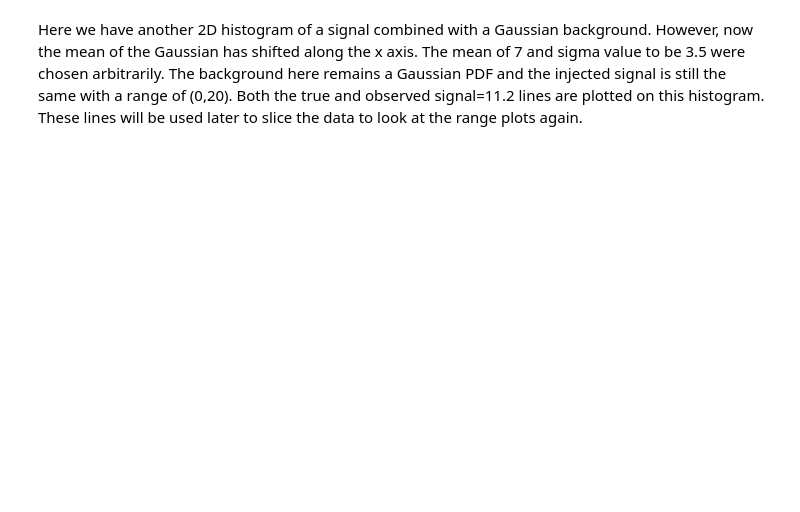
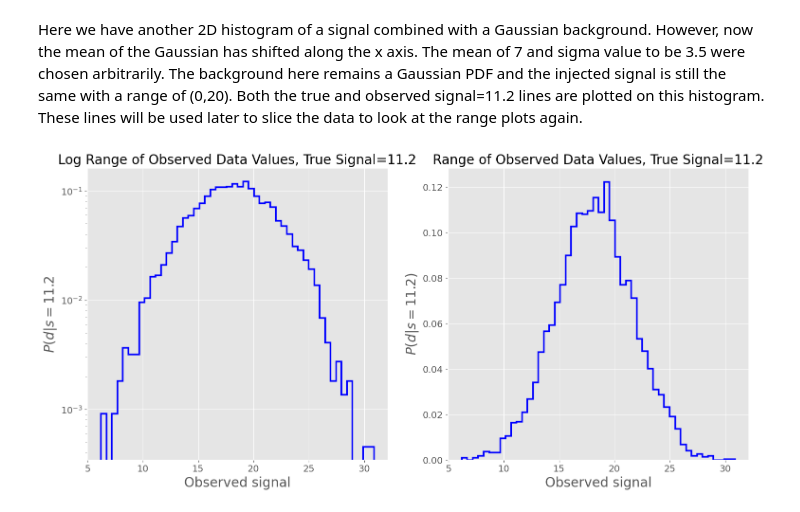
Before and after one commit to WyattOtsuka/PHYS434, a Jupyter notebook: hw5.ipynb, the cells around one changed output. Drawn from its saved outputs; the diff is of its cells as text; code cells hidden in the pictures; blank space fills up the shorter version.

```diff
--- a/hw5.ipynb
+++ b/hw5.ipynb
@@ -189,2 +189,30 @@ plt.show()
 # %% [markdown]
 Here we have another 2D histogram of a signal combined with a Gaussian background. However, now the mean of the Gaussian has shifted along the x axis. The mean of 7 and sigma value to be 3.5 were chosen arbitrarily. The background here remains a Gaussian PDF and the injected signal is still the same with a range of (0,20). Both the true and observed signal=11.2 lines are plotted on this histogram. These lines will be used later to slice the data to look at the range plots again.
+# %%
+shifted_observed_values = []
+for i in range(len(shifted_data)):
+    if shifted_signal[i] >= 11.2 and shifted_signal[i] <=11.29:
+        shifted_observed_values.append(shifted_data[i])
+# %%
+# Range of possible observed data values for the true signal of 11.2
+fig, (ax1,ax2) = plt.subplots(1,2, figsize=(18,8))
+plt.style.use('ggplot')
+
+# Plots data
+ax1.hist(shifted_observed_values, histtype='step', color='b', density=True, linewidth=2.5, bins=50)
+ax1.set_title("Log Range of Observed Data Values, True Signal=11.2",fontsize=20)
+ax1.set_xlabel('Observed signal',fontsize=20)
+ax1.set_ylabel('$P(d|s=11.2`)$',fontsize=20)
+ax1.tick_params(labelsize = 14)
+ax1.set_yscale('log')
+
+
+ax2.hist(shifted_observed_values, histtype='step', color='b', density=True, linewidth=2.5, bins=50)
+ax2.set_title("Range of Observed Data Values, True Signal=11.2",fontsize=20)
+ax2.set_xlabel('Observed signal',fontsize=20)
+ax2.set_ylabel('$P(d|s=11.2)$',fontsize=20)
+ax2.tick_params(labelsize = 14)
+
+plt.show()
+# %% [output]
+[figure, added]
```
Also changed, not shown: parts of 12 cells of this notebook.
